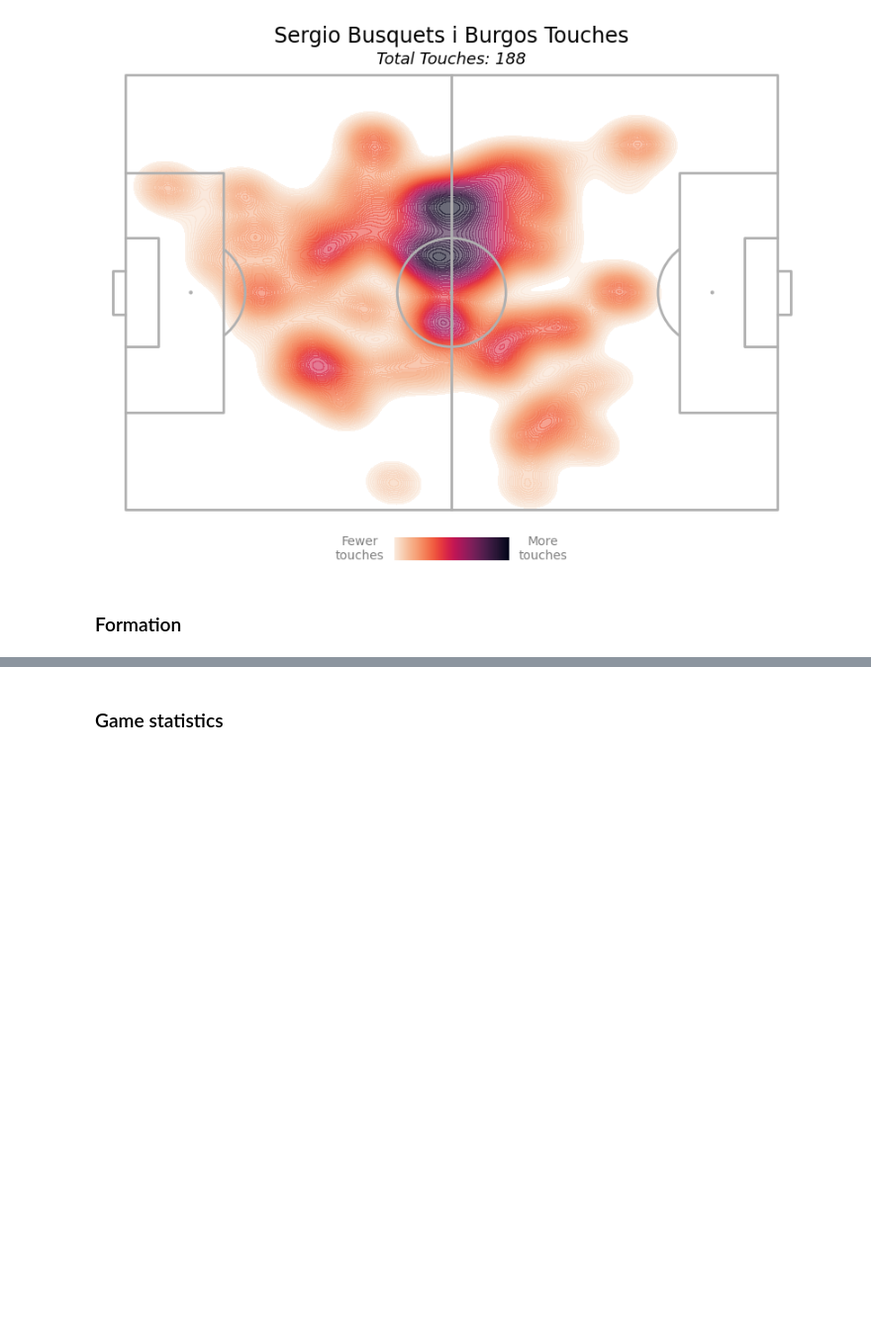
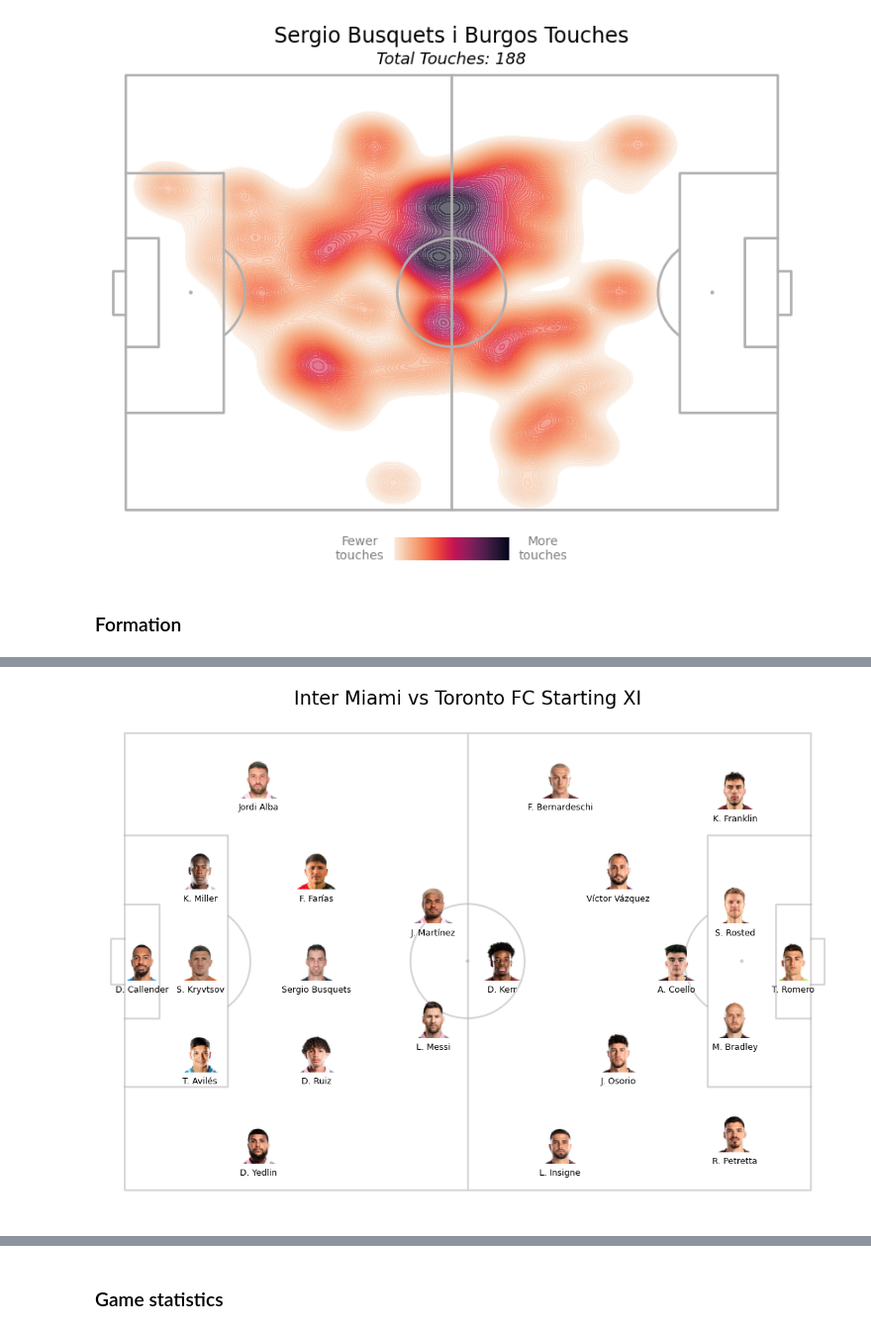
Before and after one commit to akyuzdilhan/FootballDataLab, a Jupyter notebook: AnalyseStatsBomb.ipynb, the cells around one changed output, grey strips where cells are left out. Shown at 99% size. Cells and saved outputs as stored; diff of their text form; code cells hidden in the pictures; blank space fills up the shorter version.

```diff
--- a/AnalyseStatsBomb.ipynb
+++ b/AnalyseStatsBomb.ipynb
@@ -520,0 +525,4 @@ players_image_vertical_formation(events_df, tactics)
+# %%
+plot_formation(starting_xi, with_images=True, vertical=False)
+# %% [output]
+[figure, added]
```
Also changed, not shown: parts of 30 cells of this notebook, 31 other files.
